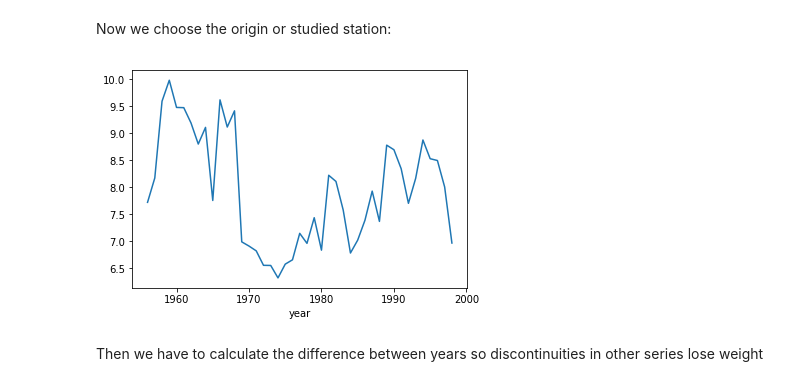
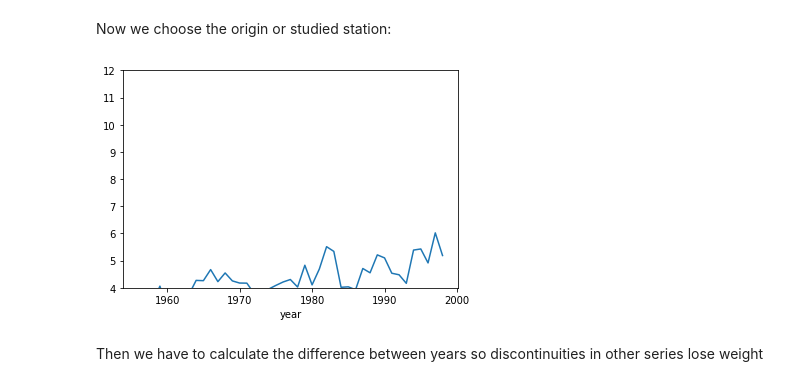
Before and after one commit to sgzFalcon/projects, a Jupyter notebook: climateAnalysis/main.ipynb, the cells around one changed output. Saved outputs shown, nothing was run; the diff lists cells and outputs as text; code cells hidden in the pictures.

```diff
--- a/climateAnalysis/main.ipynb
+++ b/climateAnalysis/main.ipynb
@@ -52,11 +52,11 @@ stations.head()
 # %% [markdown]
 Now we choose the origin or studied station:
 # %%
-origin = '9489'
-stations[origin].plot.line()
+origin = '2030'
+stations[origin].plot.line(ylim=(4,12))
 oriSeries = stations[origin]
 # %% [output]
-[figure, old version]
+[figure, new version]
 # %% [markdown]
 Then we have to calculate the difference between years so discontinuities in other series lose weight
 # %%
```
Also changed, not shown: parts of 12 cells of this notebook.
